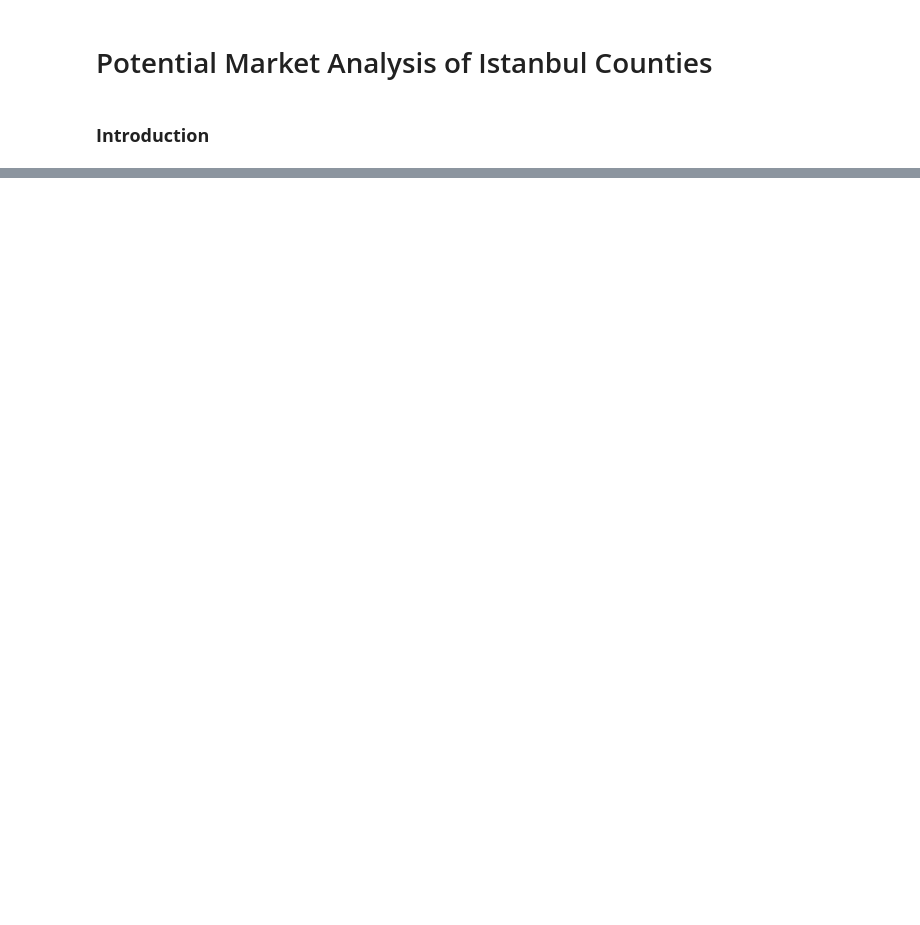
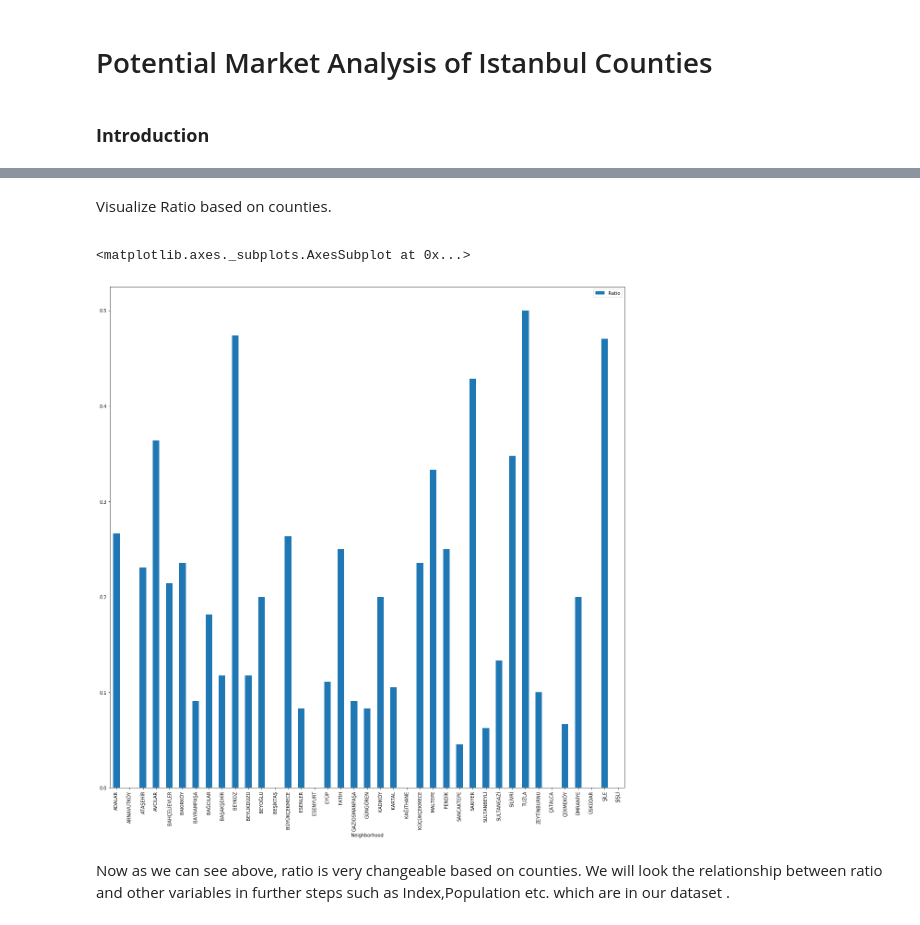
Before and after one commit to Tugkanseckin/IBM-Capstone_Project, a Jupyter notebook: Potential_Market_Analysis_of_Istanbul_Counties.ipynb, the cells around one changed output, grey strips where cells are left out. Saved outputs shown, nothing was run; the diff lists cells and outputs as text; code cells hidden in the pictures; blank space fills up the shorter version.

```diff
--- a/Potential_Market_Analysis_of_Istanbul_Counties.ipynb
+++ b/Potential_Market_Analysis_of_Istanbul_Counties.ipynb
@@ -43,0 +378,6 @@
+# %%
+#Adding back Neighborhood column and resetting index so that we can manipulate its data.
+Istanbul_restaurants_grouped['Neighborhood'] = Istanbul_grouped['Neighborhood']
+Istanbul_restaurants_grouped.set_index('Neighborhood', inplace = True)
+Istanbul_restaurants_grouped.reset_index(inplace=True)
+Istanbul_restaurants_grouped.head()
@@ -43,0 +398,4 @@
+# %%
+#Summing up all the rows first.
+Istanbul_restaurants_grouped['Sum'] = Istanbul_restaurants_grouped.sum(axis=1)
+Istanbul_restaurants_grouped.head()
@@ -43,0 +414,4 @@
+# %%
+#Finding the ratios of fast food restaurants by dividing the frequency of row sums by fast food restaurant restaurant frequencies of each row.
+Istanbul_restaurants_grouped['Ratio'] = Istanbul_restaurants_grouped.loc[:,"Seafood Restaurant"].div(Istanbul_restaurants_grouped['Sum'], axis=0)
+Istanbul_restaurants_grouped.head()
@@ -43,0 +430,4 @@
+# %%
+#Filling not available values with zeros, so that we don't have any problems while calling top restaurant categories from Foursquare API.
+Istanbul_restaurants_grouped['Ratio'] = Istanbul_restaurants_grouped['Ratio'].fillna(0)
+Istanbul_restaurants_grouped.head()
@@ -43,0 +446,10 @@
+# %% [markdown]
+<p>Visualize Ratio based on counties.<p>
+# %%
+ax = Istanbul_restaurants_grouped.plot.bar(x='Neighborhood', y='Ratio', rot=90,figsize=(20,20))
+ax
+# %% [output]
+<matplotlib.axes._subplots.AxesSubplot at 0x...>
+[figure, added]
+# %% [markdown]
+<p>Now as we can see above, ratio is very changeable based on counties. We will look the relationship between ratio and other variables in further steps such as Index,Population etc. which are in our dataset .
```
Also changed, not shown: parts of 93 cells of this notebook.
